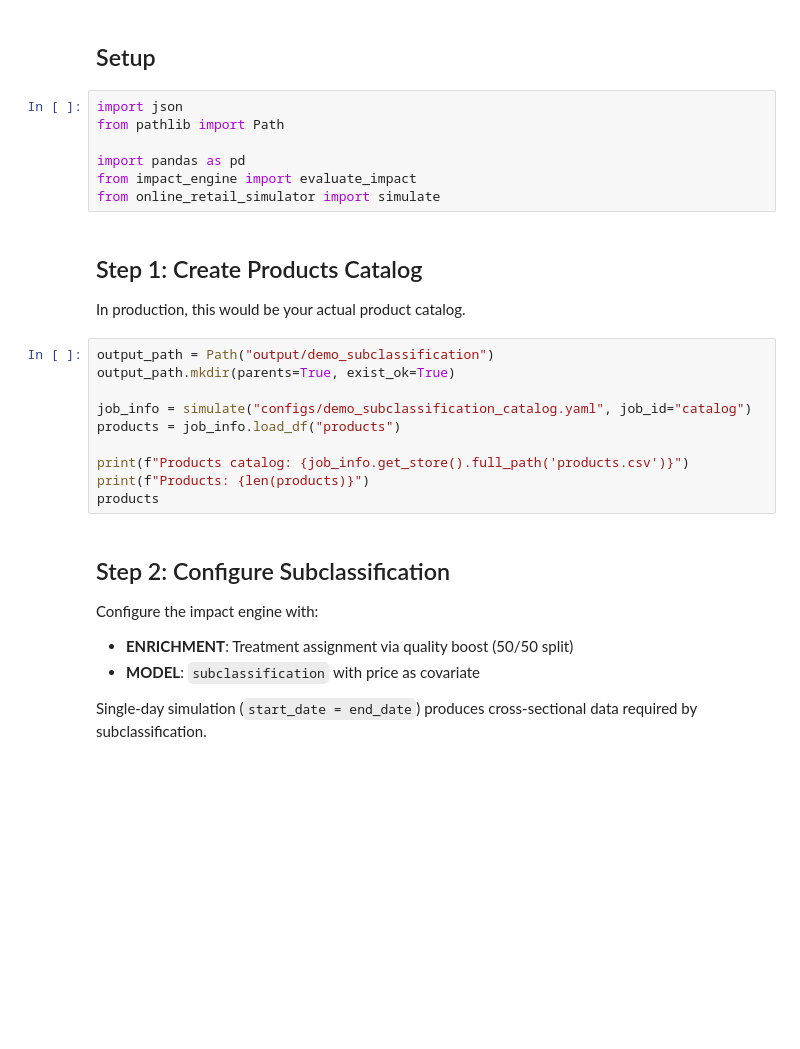
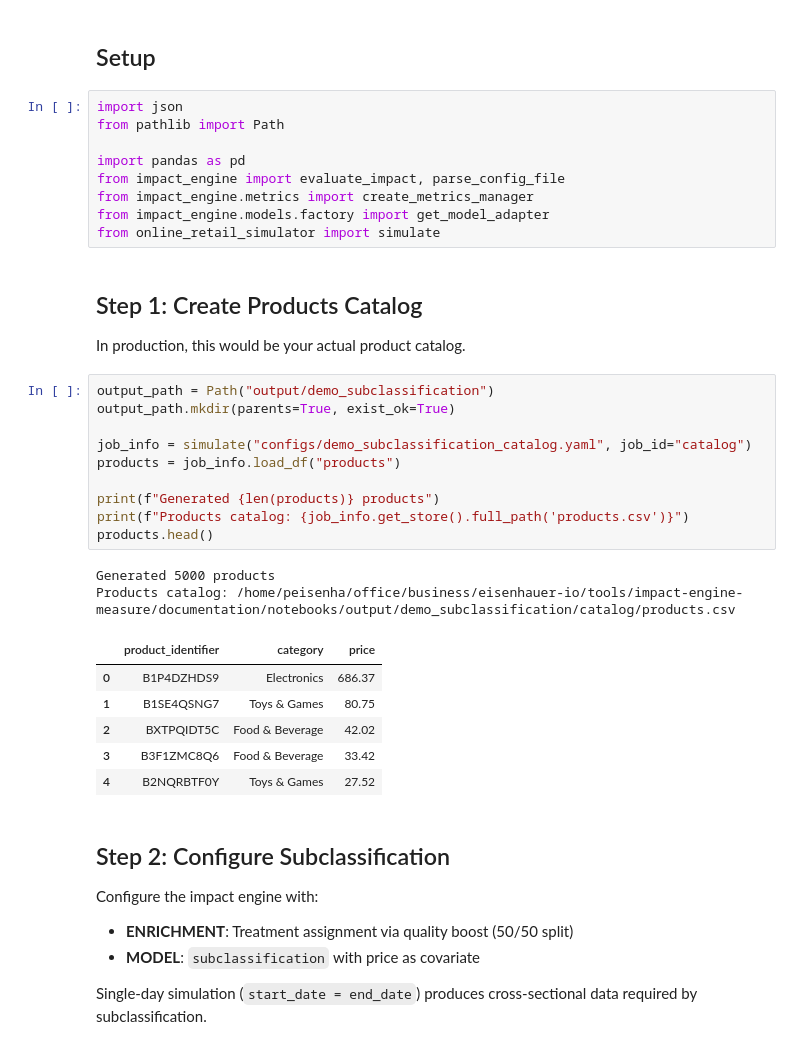
Before and after one commit to eisenhauerIO/tools-impact-engine-measure, a Jupyter notebook: documentation/notebooks/demo_subclassification.ipynb, the cells around one changed output. Drawn from its saved outputs; the diff is of its cells as text; blank space fills up the shorter version.

```diff
--- a/documentation/notebooks/demo_subclassification.ipynb
+++ b/documentation/notebooks/demo_subclassification.ipynb
@@ -18,7 +18,9 @@ import json
 from pathlib import Path
 
 import pandas as pd
-from impact_engine import evaluate_impact
+from impact_engine import evaluate_impact, parse_config_file
+from impact_engine.metrics import create_metrics_manager
+from impact_engine.models.factory import get_model_adapter
 from online_retail_simulator import simulate
 # %% [markdown]
 ## Step 1: Create Products Catalog
@@ -27,13 +29,22 @@ In production, this would be your actual product catalog.
 # %%
 output_path = Path("output/demo_subclassification")
 output_path.mkdir(parents=True, exist_ok=True)
 
 job_info = simulate("configs/demo_subclassification_catalog.yaml", job_id="catalog")
 products = job_info.load_df("products")
 
+print(f"Generated {len(products)} products")
 print(f"Products catalog: {job_info.get_store().full_path('products.csv')}")
-print(f"Products: {len(products)}")
-products
+products.head()
+# %% [output]
+Generated 5000 products
+Products catalog: /home/peisenha/office/business/eisenhauer-io/tools/impact-engine-measure/documentation/notebooks/output/demo_subclassification/catalog/products.csv
+|  | product_identifier | category | price |
+| 0 | B1P4DZHDS9 | Electronics | 686.37 |
+| 1 | B1SE4QSNG7 | Toys & Games | 80.75 |
+| 2 | BXTPQIDT5C | Food & Beverage | 42.02 |
+| 3 | B3F1ZMC8Q6 | Food & Beverage | 33.42 |
+| 4 | B2NQRBTF0Y | Toys & Games | 27.52 |
 # %% [markdown]
 ## Step 2: Configure Subclassification
 
```
Also changed, not shown: parts of 11 cells of this notebook, 11 other files.
